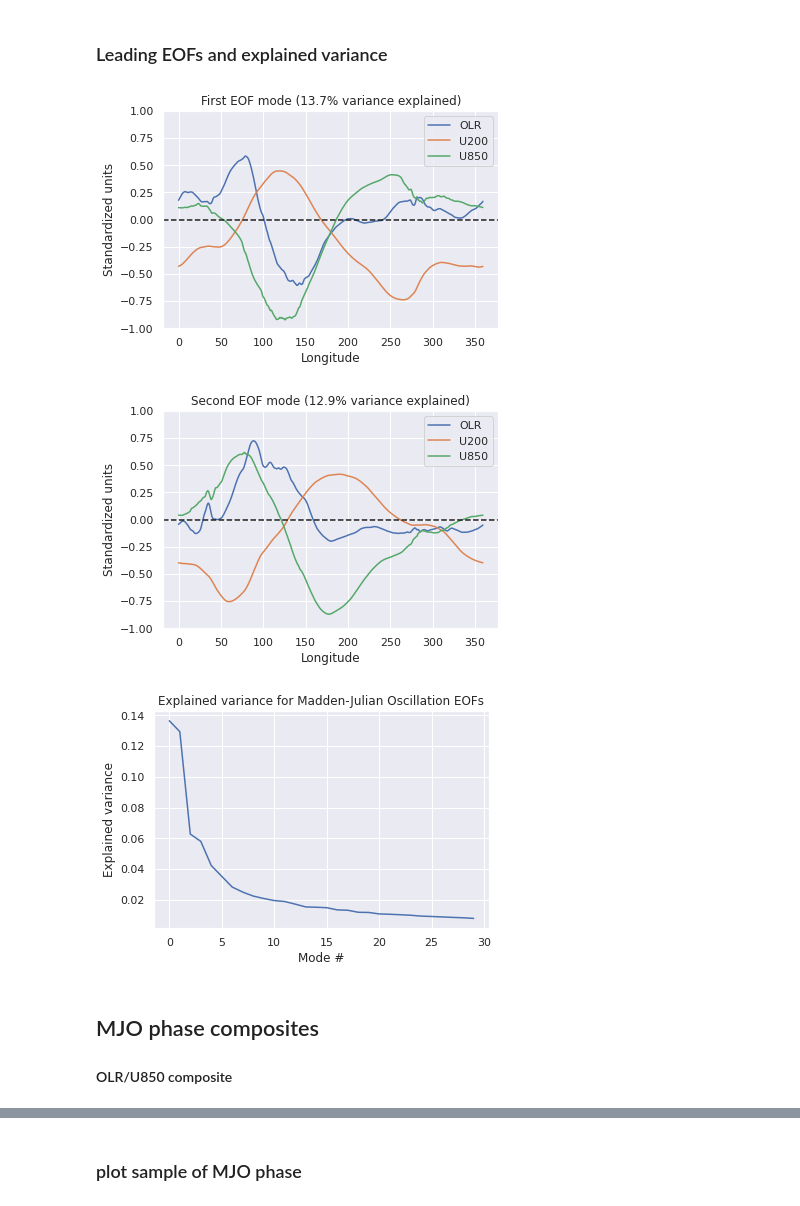
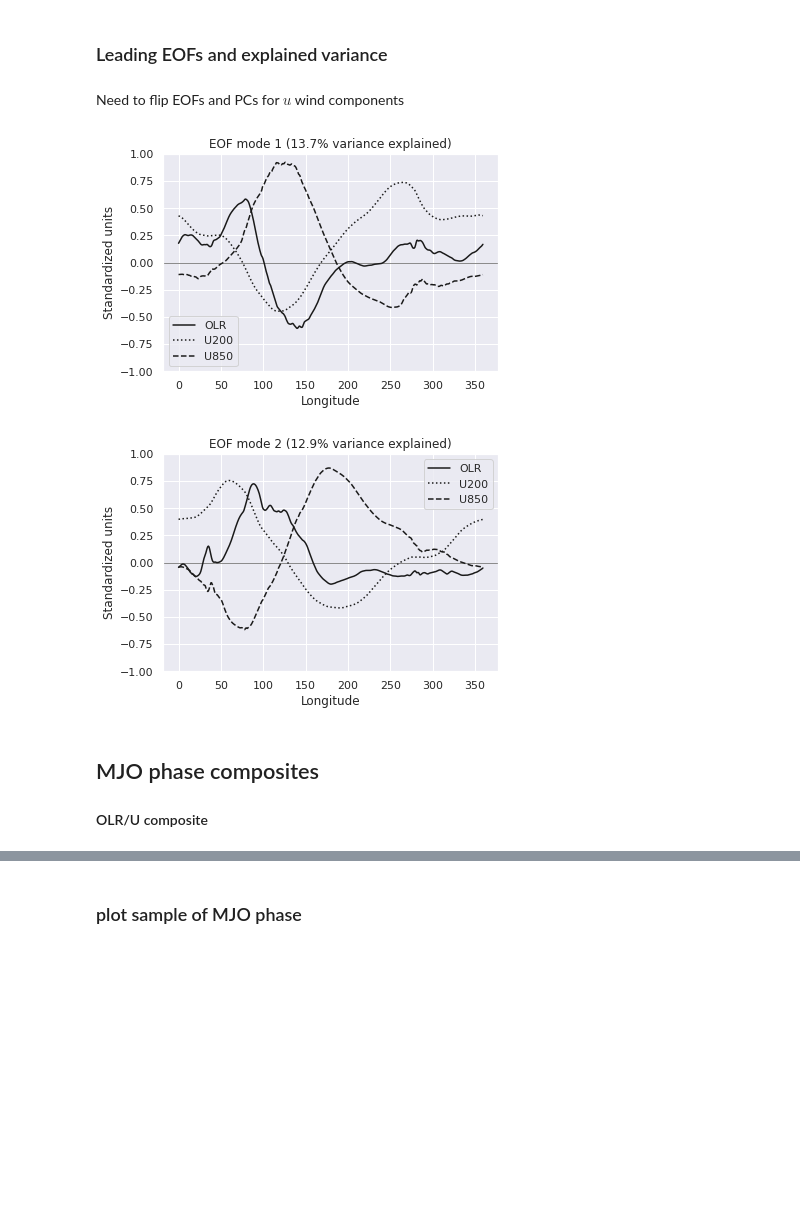
Before and after one commit to ktcarr/12.805, a Jupyter notebook: mjo-analysis_era-interim.ipynb, the cells around one changed output, grey strips where cells are left out. Drawn from its saved outputs; the diff is of its cells as text; code cells hidden in the pictures; blank space fills up the shorter version.

```diff
--- a/mjo-analysis_era-interim.ipynb
+++ b/mjo-analysis_era-interim.ipynb
@@ -5,6 +5,6 @@ https://github.com/NOAA-GFDL/MDTF-diagnostics/tree/main/diagnostics/MJO_prop_amp
 # %% [markdown]
 ## Load pre-computed data?
 # %%
-LOAD = True
+LOAD = False
 data_dir = '/vortexfs1/scratch/kcarr/era-interim'
 # %%
@@ -100,7 +98,7 @@ else:
     # read in raw data
     sst = xr.open_dataset(join(data_dir, 'sst.mon.mean.nc')).sst
     olr = xr.open_dataset(join(data_dir, 'ttr_daily.nc')).ttr
-    olr = olr / (12*3600) # convert units from J/m^2 to W/m^2 -> divide by number of seconds in 12 hours
+    olr = -olr / (12*3600) # convert units from J/m^2 to W/m^2, and flip sign
     u = xr.open_dataset(join(data_dir, 'u_daily.nc')).u
     v = xr.open_dataset(join(data_dir, 'v_daily.nc')).v
     tp = xr.open_dataset(join(data_dir, 'tp_daily.nc')).tp
@@ -175,6 +179,13 @@ eof_obj = Eof(mjo_data) #### EOF analysis to get MJO index
 
 # Get 1st two principal components (used to identify MJO phase)
 rmm = eof_obj.pcs(pcscaling=1, npcs=2)
+eofs = eof_obj.eofs(eofscaling=2, neofs=2)
+
+# Reverse signs to match Wheeler-Hendon paper
+rmm = -rmm
+eofs = -eofs
+
+# select first two modes for MJO index
 rmm1 = rmm.sel(mode=0)
 rmm2 = rmm.sel(mode=1)
 
@@ -193,52 +204,29 @@ True
 # Plots
 # %% [markdown]
 ### Leading EOFs and explained variance
+# %% [markdown]
+Need to flip EOFs and PCs for $u$ wind components
 # %%
 ####### Plot the two dominant EOFs (corresponding to the RMM index)
-s=2 # scaling to use for EOF plots
-
-# First EOF
-fig,ax=plt.subplots()
-ax.plot(eof_obj.eofs().longitude, eof_obj.eofs(eofscaling=s).sel(mode=0, variable='olr'), label='OLR')
-ax.plot(eof_obj.eofs().longitude, eof_obj.eofs(eofscaling=s).sel(mode=0, variable='u200'), label='U200')
-ax.plot(eof_obj.eofs().longitude, eof_obj.eofs(eofscaling=s).sel(mode=0, variable='u850'), label='U850')
-ax.axhline(y=0, linestyle='--',color='k')
-ax.set_xlabel('Longitude')
-ax.set_ylabel('Standardized units')
-ax.set_ylim([-1,1])
-v1 = eof_obj.varianceFraction(neigs=1).values.item()
-ax.set_title(f'First EOF mode ({100*v1:.1f}% variance explained)')
-ax.legend()
-plt.show()
-
-# Second EOF
-fig,ax=plt.subplots()
-ax.plot(eof_obj.eofs().longitude, eof_obj.eofs(eofscaling=s).sel(mode=1, variable='olr'), label='OLR')
-ax.plot(eof_obj.eofs().longitude, eof_obj.eofs(eofscaling=s).sel(mode=1, variable='u200'), label='U200')
-ax.plot(eof_obj.eofs().longitude, eof_obj.eofs(eofscaling=s).sel(mode=1, variable='u850'), label='U850')
-ax.axhline(y=0, linestyle='--',color='k')
-ax.set_xlabel('Longitude')
-ax.set_ylabel('Standardized units')
-ax.set_ylim([-1,1])
-v2 = eof_obj.varianceFraction(neigs=2).values[-1].item()
-ax.set_title(f'Second EOF mode ({100*v2:.1f}% variance explained)')
-ax.legend()
-plt.show()
-
-# Explained variance for EOFs
-fig,ax=plt.subplots()
-ax.plot(eof_obj.varianceFraction(neigs=30))
-ax.set_ylabel('Explained variance')
-ax.set_xlabel('Mode #')
-ax.set_title('Explained variance for Madden-Julian Oscillation EOFs')
-plt.show()
+for mode in [0,1]:
+    fig,ax=plt.subplots()
+    ax.plot(eofs.longitude, eofs.sel(mode=mode, variable='olr'), label='OLR', color='k')
+    ax.plot(eofs.longitude, eofs.sel(mode=mode, variable='u200'), label='U200', color='k', linestyle=':')
+    ax.plot(eofs.longitude, eofs.sel(mode=mode, variable='u850'), label='U850', color='k', linestyle='--')
+    ax.axhline(y=0,color='k', linewidth=.5)
+    ax.set_xlabel('Longitude')
+    ax.set_ylabel('Standardized units')
+    ax.set_ylim([-1,1])
+    v1 = eof_obj.varianceFraction(neigs=2).values[mode].item()
+    ax.set_title(f'EOF mode {mode+1} ({100*v1:.1f}% variance explained)')
+    ax.legend()
+    plt.show()
 # %% [output]
-[figure, old version]
+[figure, new version]
-[figure, old version]
+[figure, new version]
-[figure, removed]
 # %% [markdown]
 ## MJO phase composites
 
-#### OLR/U850 composite
+#### OLR/U composite
 # %%
 DJF = True # only plot composite for DJF months?
```
Also changed, not shown: parts of 14 cells of this notebook.
